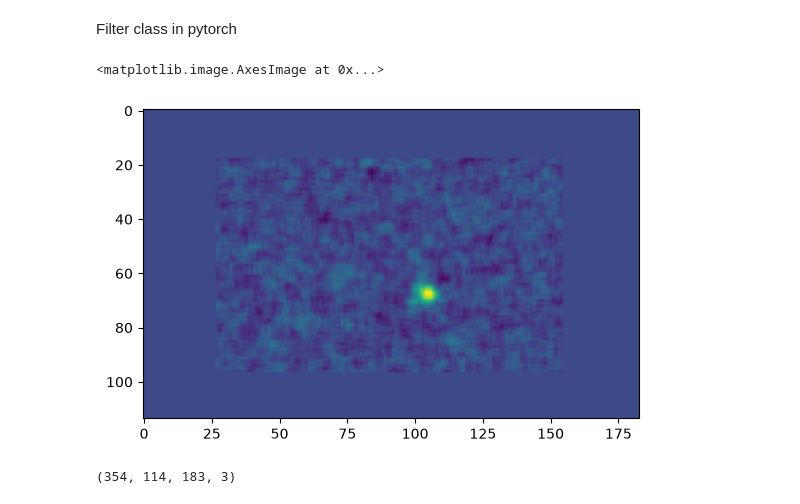
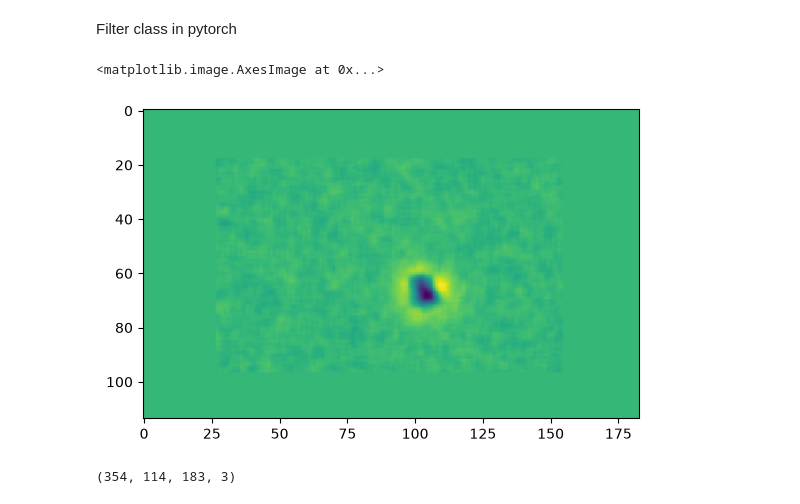
Before and after one commit to DRezeanu/retinanalysis, a Jupyter notebook: demos/5_doves_regen_sta_conv.ipynb, the cells around one changed output. Drawn from its saved outputs; the diff is of its cells as text; code cells hidden in the pictures.

```diff
--- a/demos/5_doves_regen_sta_conv.ipynb
+++ b/demos/5_doves_regen_sta_conv.ipynb
@@ -293,10 +291,10 @@ device = torch.device('cuda' if torch.cuda.is_available() else 'cpu')
 f = SpatiotemporalFilters(stas, 1, device)
 # %%
 # Example frame
-plt.imshow(stas[0,2,:,:,0])
+plt.imshow(stas[0,1,:,:,0])
 # %% [output]
 <matplotlib.image.AxesImage at 0x...>
-[figure, old version]
+[figure, new version]
 # %%
 # First epoch, which is all we regenerated
 epoch_idx = 0
```
Also changed, not shown: parts of 1 cell of this notebook.
